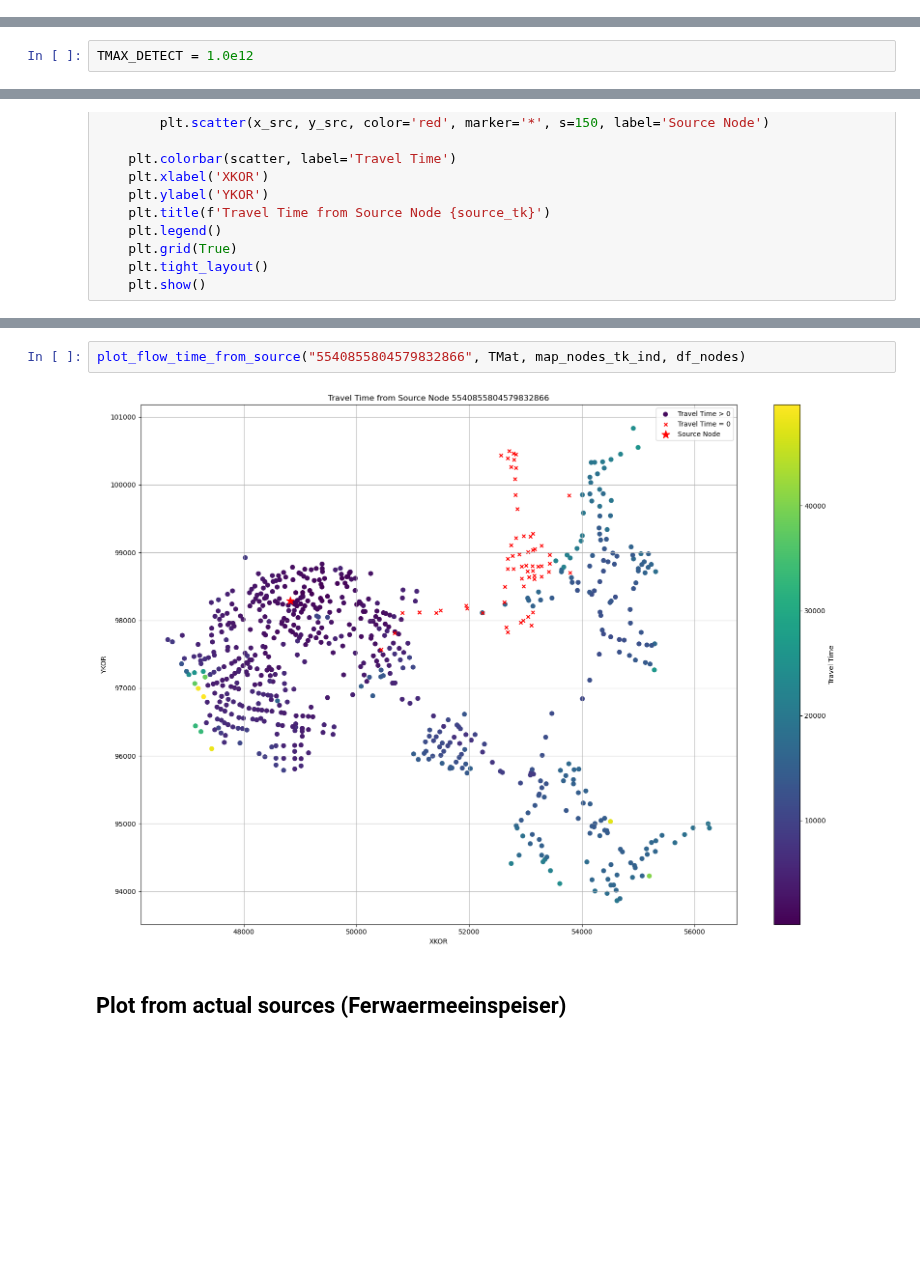
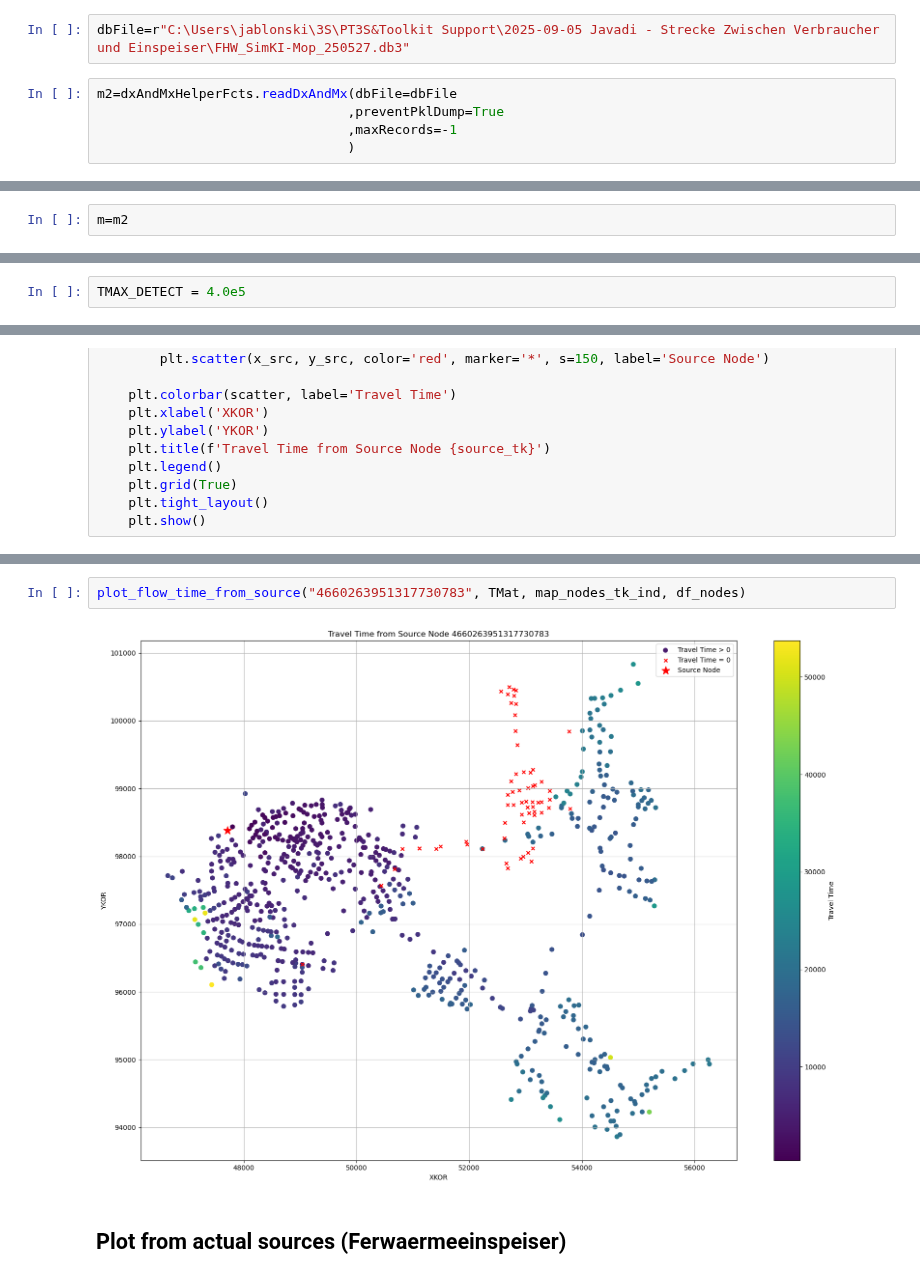
Before and after one commit to 3SConsult/PT3S, a Jupyter notebook: docs/Example9.ipynb, the cells around one changed output, grey strips where cells are left out. Drawn from its saved outputs; the diff is of its cells as text; blank space fills up the shorter version.

```diff
--- a/docs/Example9.ipynb
+++ b/docs/Example9.ipynb
@@ -96,0 +97,7 @@ INFO    ; dxWithMx.__init__: Example5: processing dx and mx ...
+# %%
+dbFile=r"C:\Users\jablonski\3S\PT3S&Toolkit Support\2025-09-05 Javadi - Strecke Zwischen Verbraucher und Einspeiser\FHW_SimKI-Mop_250527.db3"
+# %%
+m2=dxAndMxHelperFcts.readDxAndMx(dbFile=dbFile
+                                ,preventPklDump=True
+                                ,maxRecords=-1
+                                )
@@ -97,5 +112,7 @@ INFO    ; dxWithMx.__init__: Example5: processing dx and mx ...
 # %%
 #...
+# %%
+m=m2
 # %% [markdown]
 # Prepare data
 # %% [markdown]
@@ -174,7 +191,7 @@ df_edges.head(3)
 # %% [markdown]
 ## Implementation
 # %%
-TMAX_DETECT = 1.0e12
+TMAX_DETECT = 4.0e5
 # %%
 def setup_graph(df_data_results_edges):
     """Setup graph from edges data and results.
@@ -418,7 +435,7 @@ df_nodes.head(5)
 # %%
-plot_flow_time_from_source("5540855804579832866", TMat, map_nodes_tk_ind, df_nodes)
+plot_flow_time_from_source("4660263951317730783", TMat, map_nodes_tk_ind, df_nodes)
 # %% [output]
-[figure, old version]
+[figure, new version]
 # %% [markdown]
 ## Plot from actual sources (Ferwaermeeinspeiser)
 # %% [markdown]
```
Also changed, not shown: parts of 11 cells of this notebook, 31 other files.
